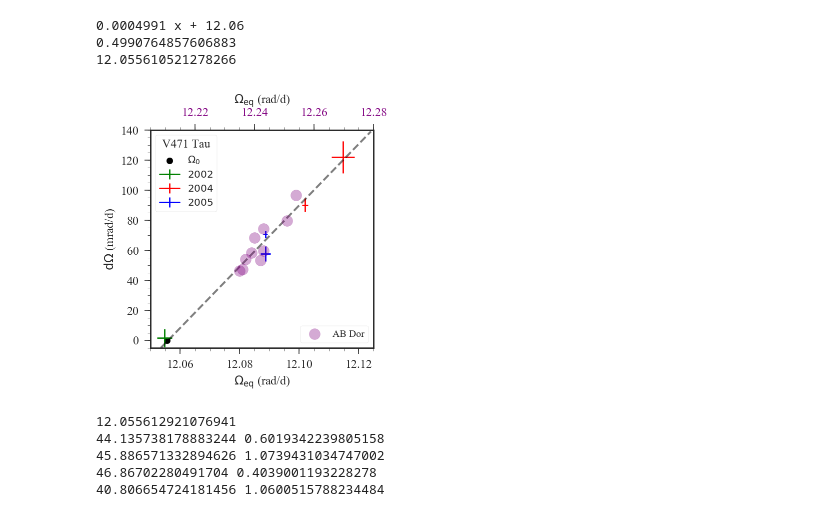
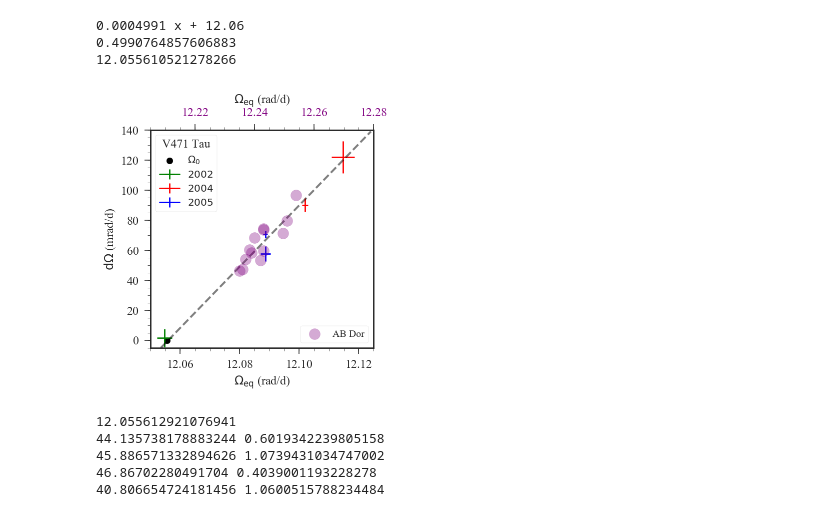
Before and after one commit to bzaire/Reports, a Jupyter notebook: SDR_CHIPOT.ipynb, the cells around one changed output. Cells and saved outputs as stored; diff of their text form; code cells hidden in the pictures.

```diff
--- a/SDR_CHIPOT.ipynb
+++ b/SDR_CHIPOT.ipynb
@@ -983,34 +983,38 @@ P.errorbar( 12.0547, 1.6,  xerr=0.0025, yerr=6,color='g', label=r"$2002$") #Gait
 P.errorbar( Oeq04, scale*dO04, xerr=dOeq04, yerr=scale*ddO04, color='r', label=r'$2004$')
 P.errorbar(Oeq04V, scale*dO04V, xerr=dOeq04V, yerr=scale*ddO04V,color='r')
 P.errorbar( Oeq05, scale*dO05,xerr=dOeq05, yerr=scale*ddO05,color='b', label=r'$2005$')
 P.errorbar(Oeq05V,  scale*dO05V, xerr=dOeq05V, yerr=scale*ddO05V,color='b')
 # ABdor:
 ax2 = ax.twiny()
 OeqABdor = N.array([12.242, 12.236, 12.239, 12.235, 12.237, 12.254, 12.243, 12.251, 12.243, 12.240])
 dOABdor = N.array([53.4, 47.1, 58.4, 46.1, 54.0, 96.7, 59.6, 79.5, 74.1, 68.2])
 ax2.scatter(OeqABdor, dOABdor, marker='o', color='purple', s=120, alpha=1./3, label=r'AB Dor')
+# from Jeffers et al. 2007
+OeqABdor_jeff = N.array([12.2383, 12.2495, 12.2431])
+dOABdor_jeff = N.array([60.1, 71.1, 73.6])
+ax2.scatter(OeqABdor_jeff, dOABdor_jeff, marker='o', color='purple', s=120, alpha=1./3)
 #
 
 P.ylabel(r'$\mathrm{d}\Omega$ (mrad/d)', fontsize='large')
 P.xlabel(r'$\Omega_\mathrm{eq}$ (rad/d)', fontsize='large')
 P.ylim((-5,140)); ax.set_xlim((12.05,12.125)); ax2.set_xlim((12.205,12.28))
 P.yticks(fontsize='large')
 P.xticks(fontsize='large')
 ax.set_ylabel(r'$\mathrm{d}\Omega$ (mrad/d)', fontsize='large')
 ax.set_xlabel(r'$\Omega_\mathrm{eq}$ (rad/d)', fontsize='large')
 ax.yaxis.set_minor_locator(MultipleLocator(5))
 ax.xaxis.set_minor_locator(MultipleLocator(.005))
 ax2.xaxis.set_minor_locator(MultipleLocator(.005))
 ax2.tick_params(axis='x', labelcolor='purple')
 P.yticks(fontsize='large')
 P.xticks(fontsize='large')
 leg = ax.legend(fontsize='medium', frameon=True)
 leg.set_title('V471 Tau',prop={'size':'large'})
 ax2.legend(fontsize='medium', loc='lower right', frameon=True)
 P.savefig('figs/diff_rot.pdf', bbox_inches='tight', dpi=96)
 P.savefig('figs/diff_rot.png', bbox_inches='tight', dpi=96)
 # %% [output]
-[figure, old version]
+[figure, new version]
 # %%
 period =  0.521183398 # in days
 Omega0 = 2*N.pi/period
```
Also changed, not shown: 26 other files.
